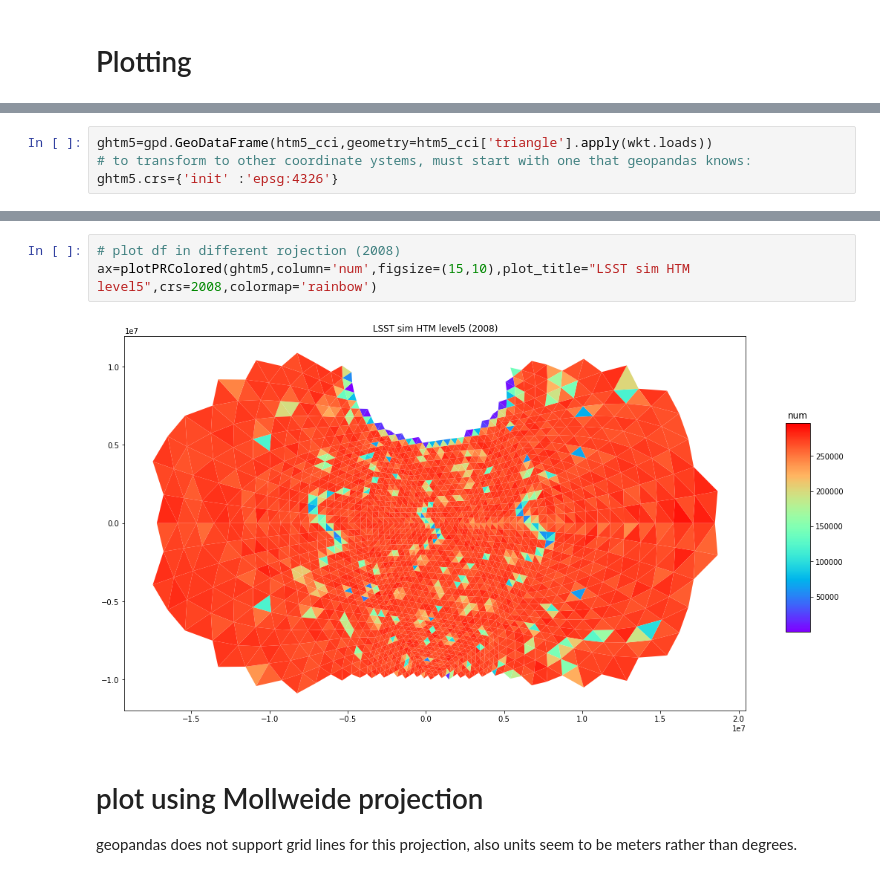
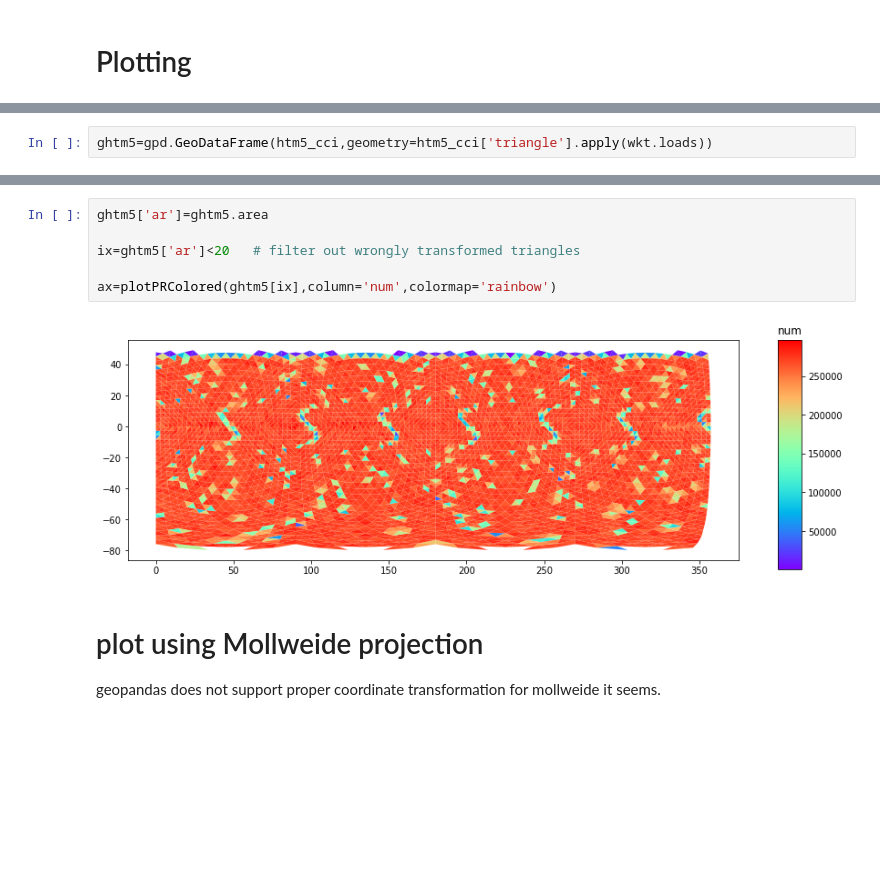
Before and after one commit to idies/jhu-lsst, a Jupyter notebook: test_queries/aris/4UC/Querying HTM IDs.ipynb, the cells around one changed output, grey strips where cells are left out. Cells and saved outputs as stored; diff of their text form; blank space fills up the shorter version.

```diff
--- a/test_queries/aris/4UC/Querying HTM IDs.ipynb
+++ b/test_queries/aris/4UC/Querying HTM IDs.ipynb
@@ -126,4 +131,2 @@ def plotPRColored(_gdf, column=None,crs=None,figsize=[12,9],plot_title="", color
 # %%
 ghtm5=gpd.GeoDataFrame(htm5_cci,geometry=htm5_cci['triangle'].apply(wkt.loads))
-# to transform to other coordinate ystems, must start with one that geopandas knows:
-ghtm5.crs={'init' :'epsg:4326'}
@@ -134,8 +133,11 @@ ax=plotPRColored(ghtm5,column='num',colormap='rainbow')
-# %%
-# plot df in different rojection (2008)
-ax=plotPRColored(ghtm5,column='num',figsize=(15,10),plot_title="LSST sim HTM level5",crs=2008,colormap='rainbow')
-# %% [output]
-[figure, removed]
+# %%
+ghtm5['ar']=ghtm5.area
+
+ix=ghtm5['ar']<20   # filter out wrongly transformed triangles
+
+ax=plotPRColored(ghtm5[ix],column='num',colormap='rainbow')
+# %% [output]
+[figure, added]
 # %% [markdown]
 # plot using Mollweide projection
-geopandas does not support grid lines for this projection, also units seem to be meters rather than degrees.
+geopandas does not support proper coordinate transformation for mollweide it seems.
```
Also changed, not shown: parts of 20 cells of this notebook, 1 other file.
